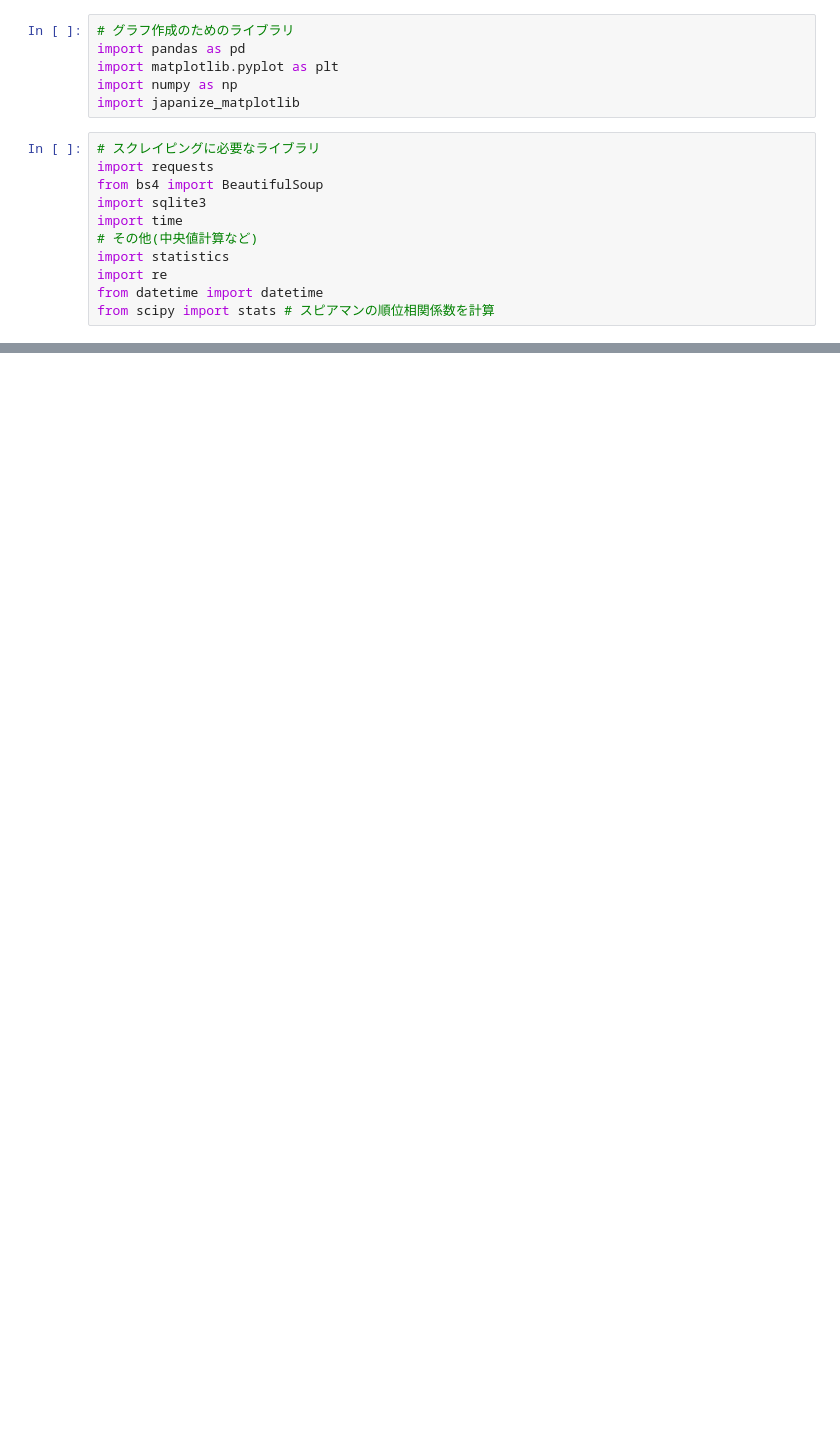
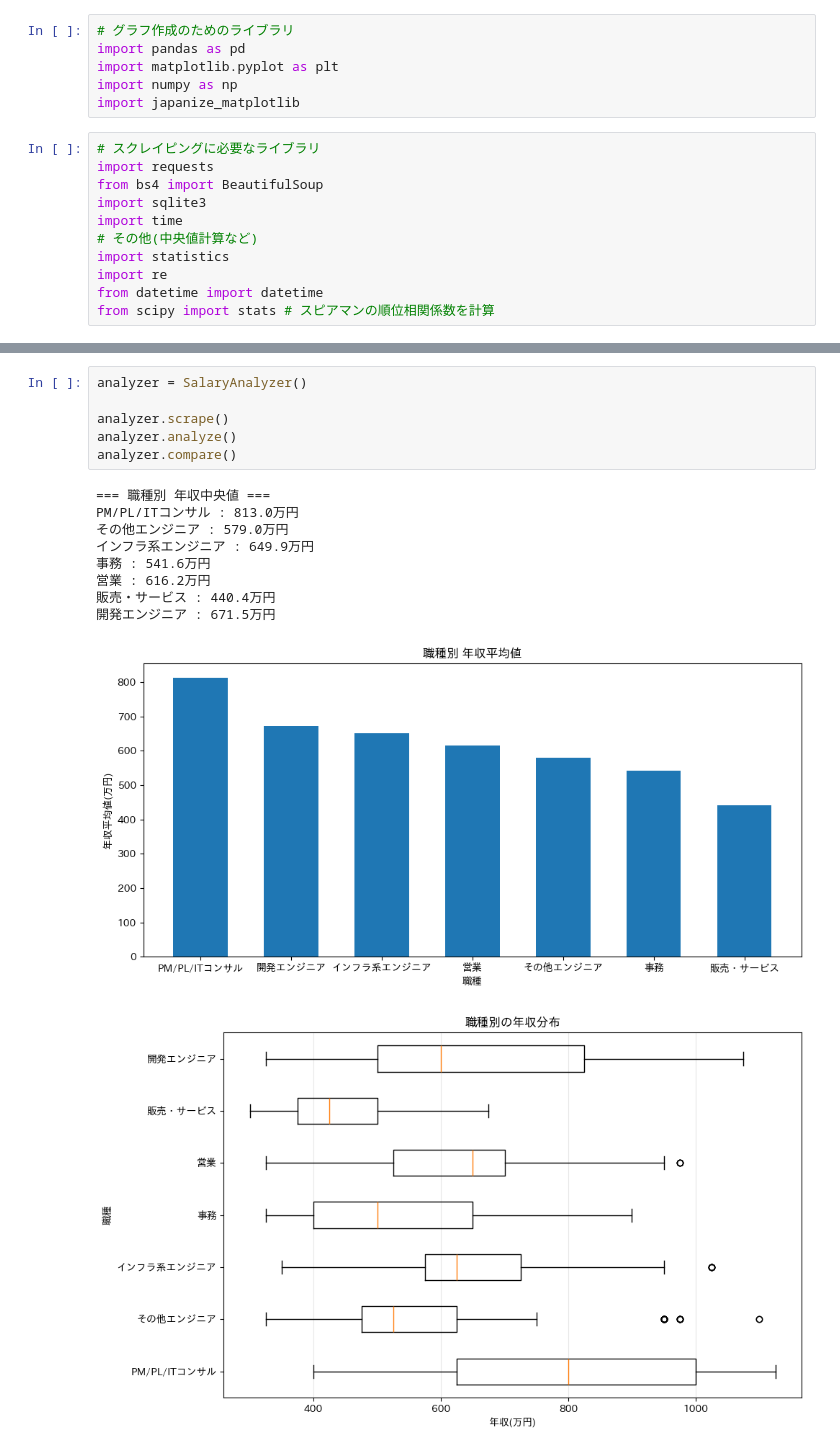
Before and after one commit to ShieYazawa/dsprog2, a Jupyter notebook: 最終課題.ipynb, the cells around one changed output, grey strips where cells are left out. Drawn from its saved outputs; the diff is of its cells as text; blank space fills up the shorter version.

```diff
--- a/最終課題.ipynb
+++ b/最終課題.ipynb
@@ -156,0 +206,17 @@ class SalaryAnalyzer:
+# %%
+analyzer = SalaryAnalyzer()
+
+analyzer.scrape()
+analyzer.analyze()
+analyzer.compare()
+# %% [output]
+=== 職種別 年収中央値 ===
+PM/PL/ITコンサル : 813.0万円
+その他エンジニア : 579.0万円
+インフラ系エンジニア : 649.9万円
+事務 : 541.6万円
+営業 : 616.2万円
+販売・サービス : 440.4万円
+開発エンジニア : 671.5万円
+[figure, added]
+[figure, added]
```
Also changed, not shown: parts of 7 cells of this notebook, 1 other file.
